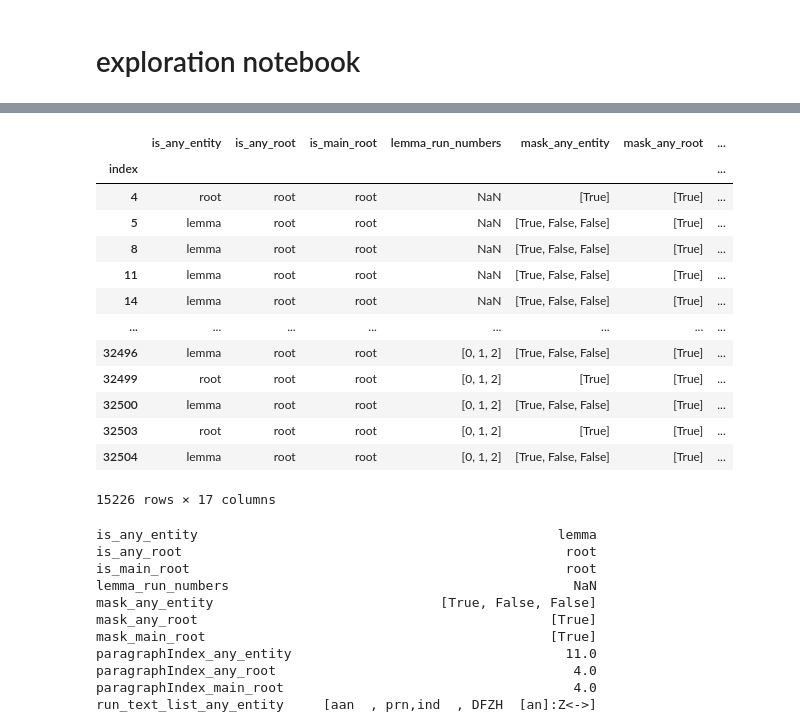
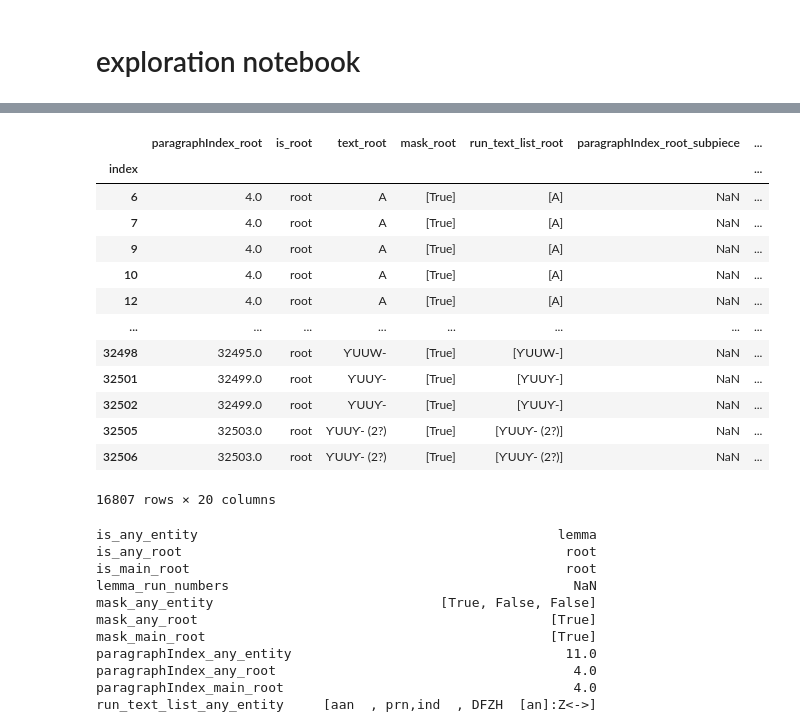
Before and after one commit to Guinean/Pular-Wordnet, a Jupyter notebook: early_dictionary_entry_creation.ipynb, the cells around one changed output, grey strips where cells are left out. Drawn from its saved outputs; the diff is of its cells as text; code cells hidden in the pictures.

```diff
--- a/early_dictionary_entry_creation.ipynb
+++ b/early_dictionary_entry_creation.ipynb
@@ -94,22 +94,22 @@ all_inheritance_frames_dict = {
 }
 # %%
 paragraphRecordsFrame
-entityDeclarationParas
+# entityDeclarationParas
 # %% [output]
-|  | is_any_entity | is_any_root | is_main_root | lemma_run_numbers | mask_any_entity | mask_any_root | ... |
+|  | paragraphIndex_root | is_root | text_root | mask_root | run_text_list_root | paragraphIndex_root_subpiece | ... |
 | index |  |  |  |  |  |  | ... |
-| 4 | root | root | root | NaN | [True] | [True] | ... |
-| 5 | lemma | root | root | NaN | [True, False, False] | [True] | ... |
-| 8 | lemma | root | root | NaN | [True, False, False] | [True] | ... |
-| 11 | lemma | root | root | NaN | [True, False, False] | [True] | ... |
-| 14 | lemma | root | root | NaN | [True, False, False] | [True] | ... |
+| 6 | 4.0 | root | A | [True] | [A] | NaN | ... |
+| 7 | 4.0 | root | A | [True] | [A] | NaN | ... |
+| 9 | 4.0 | root | A | [True] | [A] | NaN | ... |
+| 10 | 4.0 | root | A | [True] | [A] | NaN | ... |
+| 12 | 4.0 | root | A | [True] | [A] | NaN | ... |
 | ... | ... | ... | ... | ... | ... | ... | ... |
-| 32496 | lemma | root | root | [0, 1, 2] | [True, False, False] | [True] | ... |
-| 32499 | root | root | root | [0, 1, 2] | [True] | [True] | ... |
-| 32500 | lemma | root | root | [0, 1, 2] | [True, False, False] | [True] | ... |
-| 32503 | root | root | root | [0, 1, 2] | [True] | [True] | ... |
-| 32504 | lemma | root | root | [0, 1, 2] | [True, False, False] | [True] | ... |
+| 32498 | 32495.0 | root | ƳUUW- | [True] | [ƳUUW-] | NaN | ... |
+| 32501 | 32499.0 | root | ƳUUƳ- | [True] | [ƳUUƳ-] | NaN | ... |
+| 32502 | 32499.0 | root | ƳUUƳ- | [True] | [ƳUUƳ-] | NaN | ... |
+| 32505 | 32503.0 | root | ƳUUƳ- (2?) | [True] | [ƳUUƳ- (2?)] | NaN | ... |
+| 32506 | 32503.0 | root | ƳUUƳ- (2?) | [True] | [ƳUUƳ- (2?)] | NaN | ... |
-15226 rows × 17 columns
+16807 rows × 20 columns
 # %%
 entityDeclarationParas.loc[11,:]
 # %% [output]
```
Also changed, not shown: parts of 6 cells of this notebook, 1 other file.
